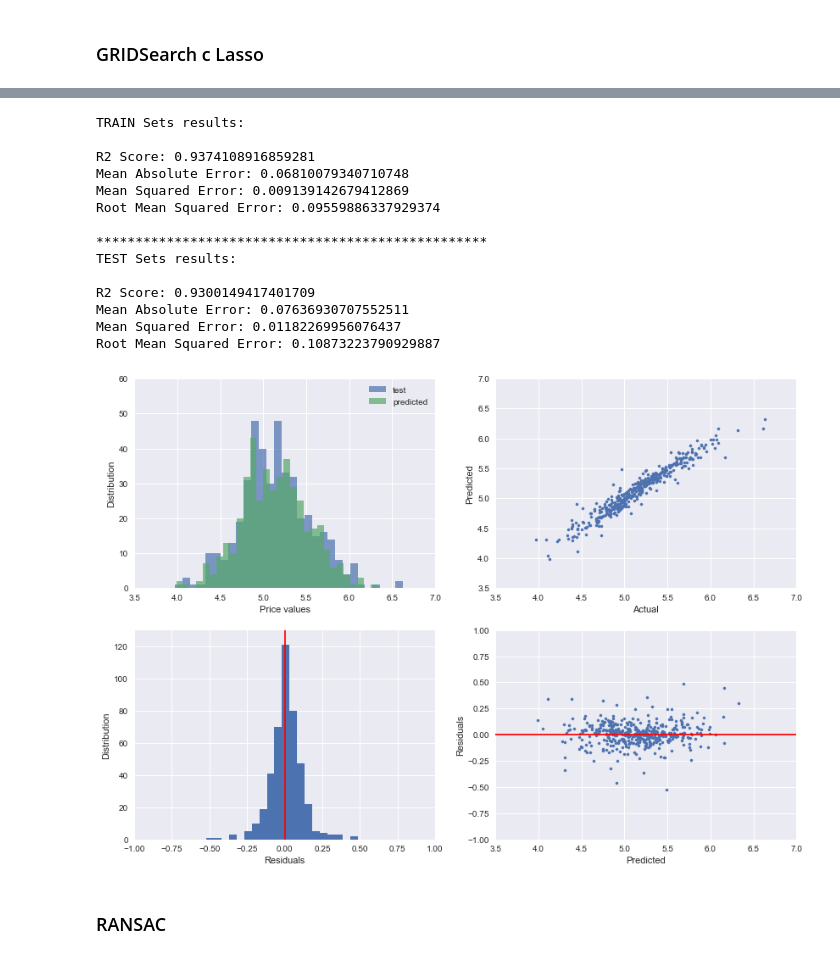
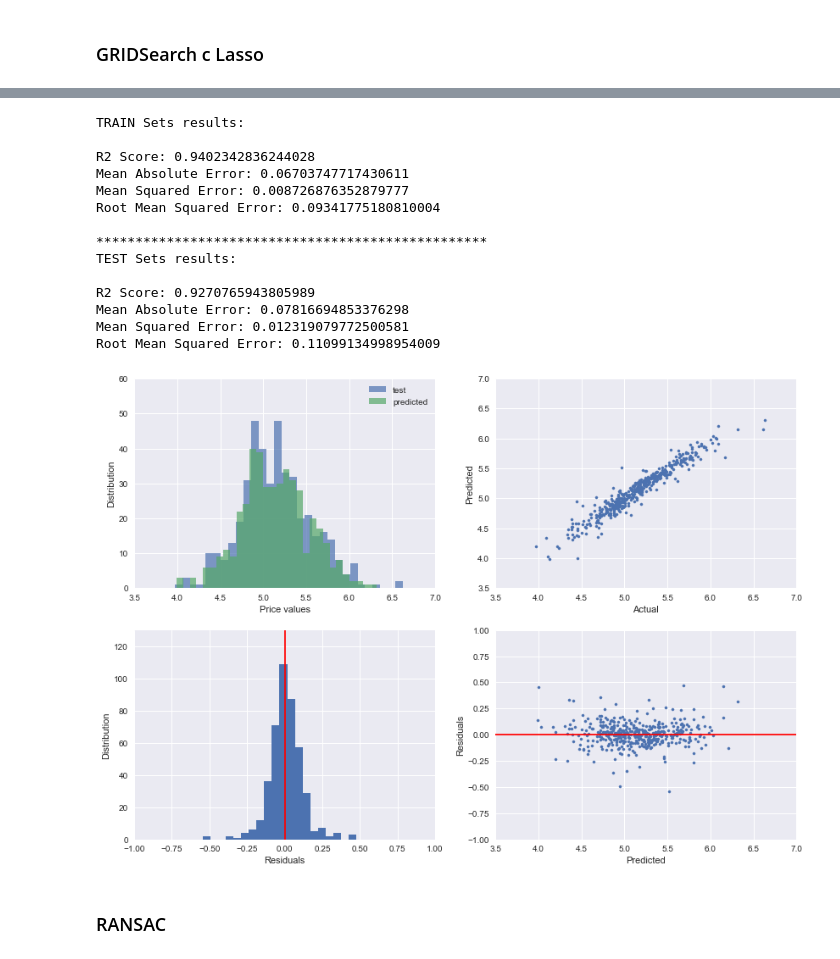
Before and after one commit to RadkaValkova/Machine-Learning, a Jupyter notebook: Exam_preparation/EXAM_3.ipynb, the cells around one changed output, grey strips where cells are left out. Drawn from its saved outputs; the diff is of its cells as text; code cells hidden in the pictures.

```diff
--- a/Exam_preparation/EXAM_3.ipynb
+++ b/Exam_preparation/EXAM_3.ipynb
@@ -515,7 +521,7 @@ plot(test_target_set, y_predict)
 ### GRIDSearch с Lasso
 # %%
 params = {
-    'alpha': [0.0003, 0.0004, 0.0005, 0.0006],
+    'alpha': [0.0002, 0.0003, 0.0004, 0.0005, 0.0006],
 #     'fit_intercept': [True, False],
     'max_iter': [100000, 200000],
 }
@@ -586,12 +584,0 @@ coef_df[abs(coef_df.coefficient) > 0].sort_values('coefficient', ascending=False
-# %%
-params = {
-#     'alpha': [0.0005, 0.0007, 0.0008, 0.001, 0.002],
-    'alpha': [0.0001, 0.0002, 0.0003, 0.0004],
-#     'l1_ratio': [0.3, 0.5, 0.6, 0.7, 0.8, 0.9],
-    'l1_ratio': [0.3, 0.5, 0.6, 0.7, 0.8, 0.9, 1],
-#     'fit_intercept': [True, False],
-    'max_iter': [100000, 200000],
-}
-grid_search_elastic = GridSearchCV(estimator=ElasticNet(), param_grid=params, cv=k_fold_train_splits)
-grid_search_elastic.fit(train_features_set, train_target_set)
-pd.DataFrame(grid_search_elastic.cv_results_).T
@@ -616,0 +585,3 @@ pd.DataFrame(grid_search_elastic.cv_results_).T
+# %%
+ridge_model = Ridge(alpha=2)
+ridge_model.fit(train_features_set, train_target_set)
@@ -616,0 +600,7 @@ pd.DataFrame(grid_search_elastic.cv_results_).T
+# %%
+params = {
+    'alpha': [1, 2, 3, 4, 5],
+}
+grid_search_ridge = GridSearchCV(estimator=Ridge(), param_grid=params, cv=k_fold_train_splits)
+grid_search_ridge.fit(train_features_set, train_target_set)
+pd.DataFrame(grid_search_ridge.cv_results_).T
@@ -617,25 +623,25 @@ pd.DataFrame(grid_search_elastic.cv_results_).T
 # %%
-evaluate(grid_search_elastic.best_estimator_, train_features_set, train_target_set, test_features_set, test_target_set)
+evaluate(grid_search_ridge.best_estimator_, train_features_set, train_target_set, test_features_set, test_target_set)
 # %% [output]
 TRAIN Sets results:
 
-R2 Score: 0.9374108916859281
-Mean Absolute Error: 0.06810079340710748
-Mean Squared Error: 0.009139142679412869
-Root Mean Squared Error: 0.09559886337929374
+R2 Score: 0.9402342836244028
+Mean Absolute Error: 0.06703747717430611
+Mean Squared Error: 0.008726876352879777
+Root Mean Squared Error: 0.09341775180810004
 
 **************************************************
 TEST Sets results:
 
-R2 Score: 0.9300149417401709
-Mean Absolute Error: 0.07636930707552511
-Mean Squared Error: 0.01182269956076437
-Root Mean Squared Error: 0.10873223790929887
+R2 Score: 0.9270765943805989
+Mean Absolute Error: 0.07816694853376298
+Mean Squared Error: 0.012319079772500581
+Root Mean Squared Error: 0.11099134998954009
 # %%
-y_predicted_elastic = grid_search_lasso.best_estimator_.predict(test_features_set)
+y_predicted_ridge = grid_search_ridge.best_estimator_.predict(test_features_set)
 plot(test_target_set, y_predicted_elastic)
 # %% [output]
-[figure, old version]
+[figure, new version]
 # %% [markdown]
 ### RANSAC
 # %%
```
Also changed, not shown: parts of 93 cells of this notebook.
